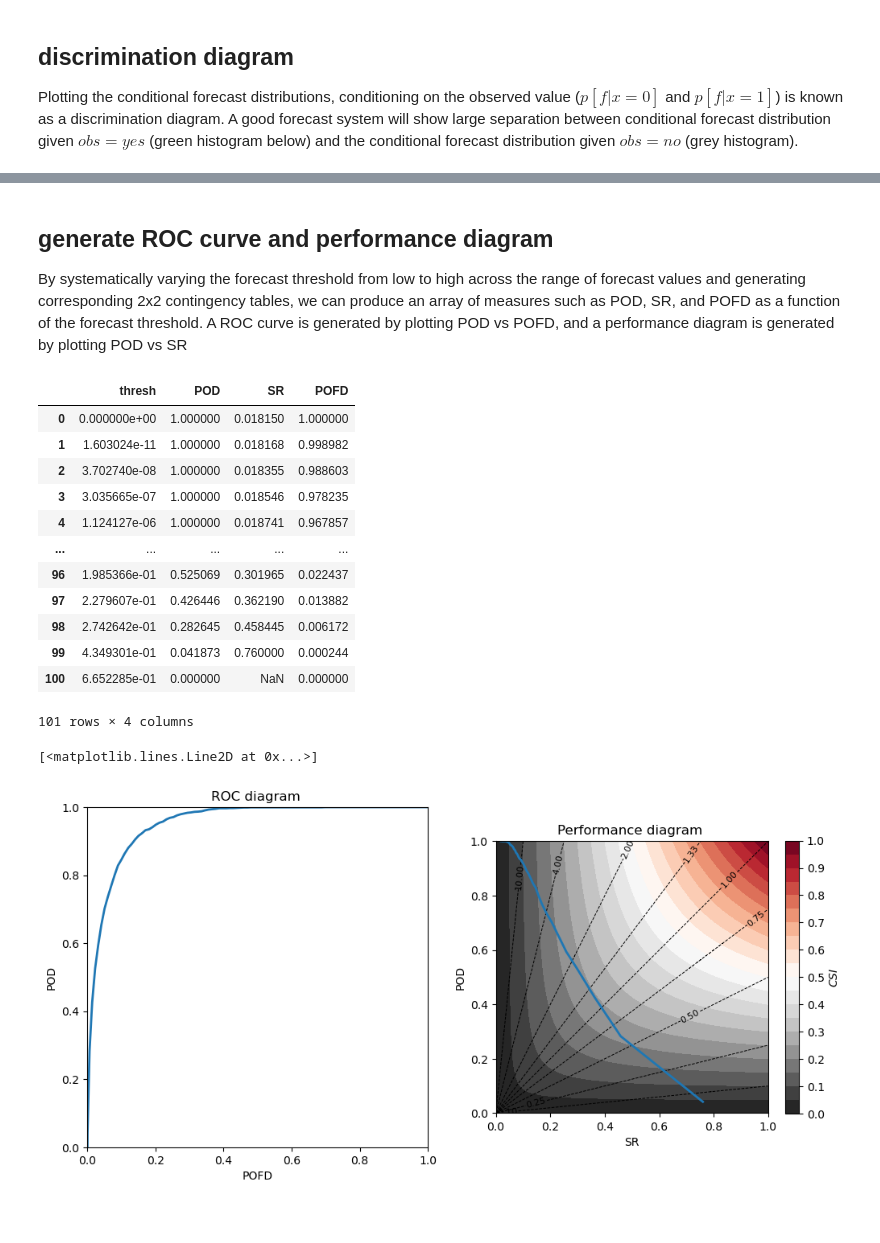
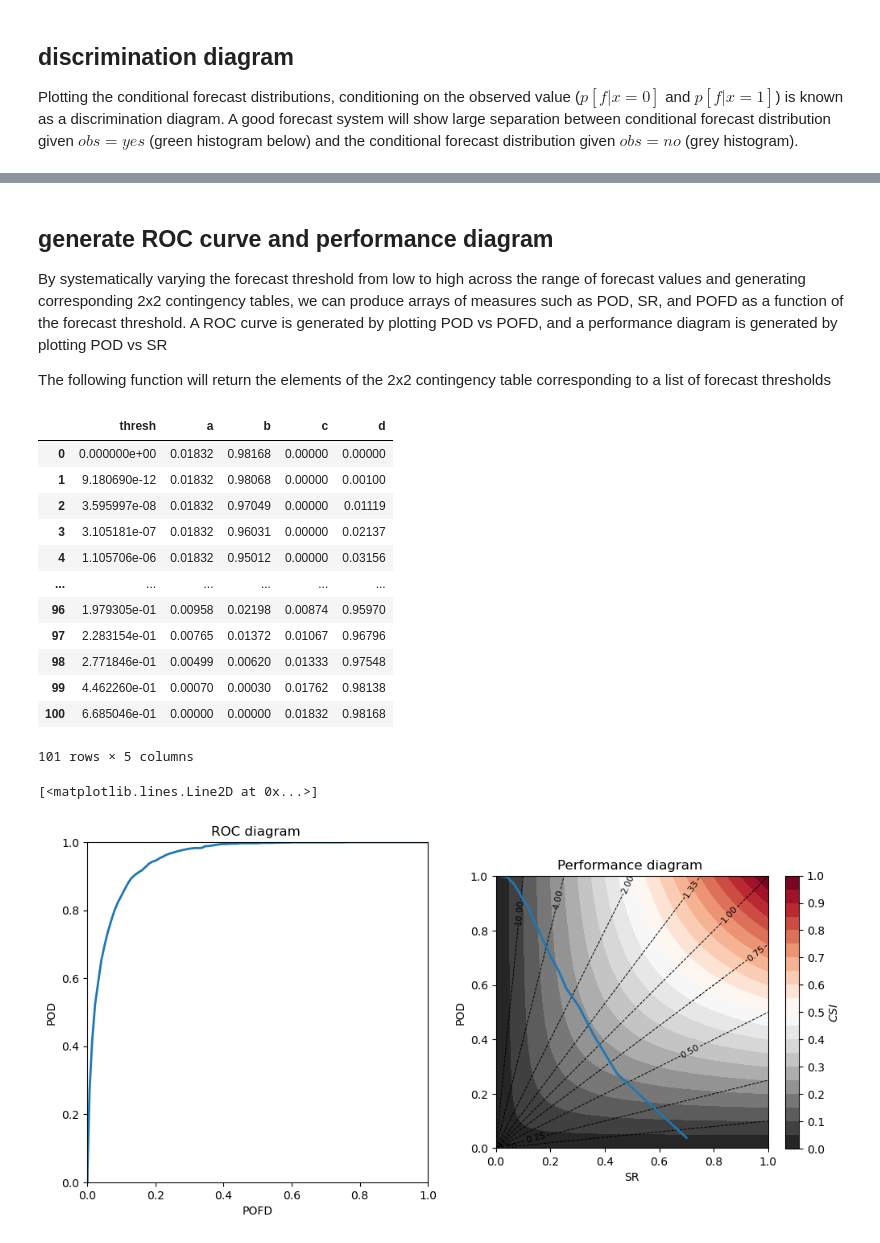
Before and after one commit to baldwin-ou/verification, a Jupyter notebook: generate_synth_data.ipynb, the cells around one changed output, grey strips where cells are left out. Cells and saved outputs as stored; diff of their text form; code cells hidden in the pictures.

```diff
--- a/generate_synth_data.ipynb
+++ b/generate_synth_data.ipynb
@@ -127,10 +127,14 @@ def pod(a,b,c,d):
 def sr(a,b,c,d):
     return a/(a+b)
 
+def pofd(a,b,c,d):
+    return b/(b+d)
+
 def csi(a,b,c,d):
     return a/(a+b+c)
 
 print('POD = ',pod(aa,bb,cc,dd))
 print('SR = ',sr(aa,bb,cc,dd))
+print('POFD = ',pofd(aa,bb,cc,dd))
 print('CSI = ',csi(aa,bb,cc,dd))
 # %% [output]
@@ -140,29 +145,29 @@ CSI =  0.22917142204976038
 # %% [markdown]
 ## generate ROC curve and performance diagram
 
-By systematically varying the forecast threshold from low to high across the range of forecast values and generating corresponding 2x2 contingency tables, we can produce an array of measures such as POD, SR, and POFD as a function of the forecast threshold. A ROC curve is generated by plotting POD vs POFD, and a performance diagram is generated by plotting POD vs SR
+By systematically varying the forecast threshold from low to high across the range of forecast values and generating corresponding 2x2 contingency tables, we can produce arrays of measures such as POD, SR, and POFD as a function of the forecast threshold. A ROC curve is generated by plotting POD vs POFD, and a performance diagram is generated by plotting POD vs SR
+
+The following function will return the elements of the 2x2 contingency table corresponding to a list of forecast thresholds
 # %%
-def calc_pod_pofd_sr(fcst,obs,thresholds):
+def calc_2x2_table(fcst,obs,thresholds):
     # assuming fcst and obs are of the same length, fcst are continuous and obs are binary
     # loop over thresholds and find elements of 2x2 contingency table for each
-    # calculate POD POFD SR and return these in a pandas dataframe for easy viewing
+    # return these in a pandas dataframe
     nthresh=len(thresholds)
-    pod1=np.full(nthresh,np.nan)
-    pofd1=np.full(nthresh,np.nan)
-    sr1=np.full(nthresh,np.nan)
-    for n in np.arange(nthresh):
-        fthresh=thresholds[n]
+    aa=np.full(nthresh,np.nan)
+    bb=np.full(nthresh,np.nan)
+    cc=np.full(nthresh,np.nan)
+    dd=np.full(nthresh,np.nan)
+    for j in np.arange(nthresh):
+        fthresh=thresholds[j]
         fcst_bin=fcst>=fthresh
         nn=float(len(obs))
-        aa=np.sum(obs*fcst_bin)/nn
-        bb=np.sum((1.-obs)*fcst_bin)/nn
-        cc=np.sum(obs*(1.-fcst_bin))/nn
-        dd=np.sum((1.-obs)*(1.-fcst_bin))/nn
-        pod1[n]=aa/(aa+cc)
-        pofd1[n]=bb/(bb+dd)
-        sr1[n]=aa/(aa+bb)
-    df=pd.DataFrame(data=np.array([thresholds,pod1,sr1,pofd1]).T,columns=['thresh','POD','SR','POFD'])
-    return pod1, sr1, pofd1, df
+        aa[j]=np.sum(obs*fcst_bin)/nn
+        bb[j]=np.sum((1.-obs)*fcst_bin)/nn
+        cc[j]=np.sum(obs*(1.-fcst_bin))/nn
+        dd[j]=np.sum((1.-obs)*(1.-fcst_bin))/nn
+    df=pd.DataFrame(data=np.array([thresholds,aa,bb,cc,dd]).T,columns=['thresh','a','b','c','d'])
+    return df
 # %%
 # set up array of thresholds going from zero to slightly above the max forecast value
 # this will produce PODs that vary from 1 to 0, POFDs that vary from 1 to 0
@@ -171,23 +176,23 @@ threshs=np.quantile(fcst_pts,np.linspace(0.001,0.999,99))
 threshs=np.insert(threshs,0,0.)
 threshs=np.append(threshs,np.max(fcst_pts)*1.01)
 
-# generate arrays of POD, SR, POFD corresponding with these thresholds
-pod1, sr1, pofd1, df = calc_pod_pofd_sr(fcst_pts,obs_pts,threshs)
+# generate arrays of 2x2 contingency table elements corresponding with these thresholds
+df = calc_2x2_table(fcst_pts,obs_pts,threshs)
 df
 # %% [output]
-|  | thresh | POD | SR | POFD |
-| 0 | 0.000000e+00 | 1.000000 | 0.018150 | 1.000000 |
-| 1 | 1.603024e-11 | 1.000000 | 0.018168 | 0.998982 |
-| 2 | 3.702740e-08 | 1.000000 | 0.018355 | 0.988603 |
-| 3 | 3.035665e-07 | 1.000000 | 0.018546 | 0.978235 |
-| 4 | 1.124127e-06 | 1.000000 | 0.018741 | 0.967857 |
-| ... | ... | ... | ... | ... |
-| 96 | 1.985366e-01 | 0.525069 | 0.301965 | 0.022437 |
-| 97 | 2.279607e-01 | 0.426446 | 0.362190 | 0.013882 |
-| 98 | 2.742642e-01 | 0.282645 | 0.458445 | 0.006172 |
-| 99 | 4.349301e-01 | 0.041873 | 0.760000 | 0.000244 |
-| 100 | 6.652285e-01 | 0.000000 | NaN | 0.000000 |
+|  | thresh | a | b | c | d |
+| 0 | 0.000000e+00 | 0.01832 | 0.98168 | 0.00000 | 0.00000 |
+| 1 | 9.180690e-12 | 0.01832 | 0.98068 | 0.00000 | 0.00100 |
+| 2 | 3.595997e-08 | 0.01832 | 0.97049 | 0.00000 | 0.01119 |
+| 3 | 3.105181e-07 | 0.01832 | 0.96031 | 0.00000 | 0.02137 |
+| 4 | 1.105706e-06 | 0.01832 | 0.95012 | 0.00000 | 0.03156 |
+| ... | ... | ... | ... | ... | ... |
+| 96 | 1.979305e-01 | 0.00958 | 0.02198 | 0.00874 | 0.95970 |
+| 97 | 2.283154e-01 | 0.00765 | 0.01372 | 0.01067 | 0.96796 |
+| 98 | 2.771846e-01 | 0.00499 | 0.00620 | 0.01333 | 0.97548 |
+| 99 | 4.462260e-01 | 0.00070 | 0.00030 | 0.01762 | 0.98138 |
+| 100 | 6.685046e-01 | 0.00000 | 0.00000 | 0.01832 | 0.98168 |
-101 rows × 4 columns
+101 rows × 5 columns
 # %%
 # create ROC and performance diagrams
 
@@ -224,32 +229,34 @@ d_ticks=np.linspace(0.,1.,11)
 sc1=axs[1].contourf(sr1,pod1,plot_roebber,levels=d_lvls,cmap='RdGy_r',extend=extend1)
 cs0=axs[1].contour(sr1,pod1,bias_roebber,levels=np.array([0.1,0.25,0.5,0.75,1.,1.33,2.,4.,10.]),colors='k',linestyles='dashed',linewidths=0.7)
 axs[1].clabel(cs0, cs0.levels, inline=True, fontsize=8)
 plt.colorbar(sc1,orientation='vertical',shrink=0.735,label=label1,ax=axs[1],ticks=d_ticks)
 axs[1].set_aspect('equal')
 axs[1].set_ylim(0.,1.)
 axs[1].set_xlim(0.,1.)
 axs[1].set_xlabel('SR')
 axs[1].set_ylabel('POD')
 axs[1].set_title('Performance diagram ')
 
 # plot simple ROC diagram
 # 2x2 contingency elements in POD,POFD space
 aa_roc=xbar*pod_roc
 bb_roc=(1-xbar)*pofd_roc
 cc_roc=xbar*(1.-pod_roc)
 dd_roc=(1-xbar)*(1.-pofd_roc)
 axs[0].set_aspect('equal')
 axs[0].set_ylim(0.,1.)
 axs[0].set_xlim(0.,1.)
 axs[0].set_xlabel('POFD')
 axs[0].set_ylabel('POD')
 axs[0].set_title('ROC diagram ')
 
 
 # plot results - POD vs POFD on ROC, POD vs SR on performance diagram
-
+df['POD']=pod(df.a,df.b,df.c,df.d)
+df['POFD']=pofd(df.a,df.b,df.c,df.d)
+df['SR']=sr(df.a,df.b,df.c,df.d)
 axs[0].plot(df.POFD,df.POD,lw=2)
 axs[1].plot(df.SR,df.POD,lw=2)
 # %% [output]
 [<matplotlib.lines.Line2D at 0x...>]
-[figure, old version]
+[figure, new version]
```
Also changed, not shown: parts of 5 cells of this notebook.
